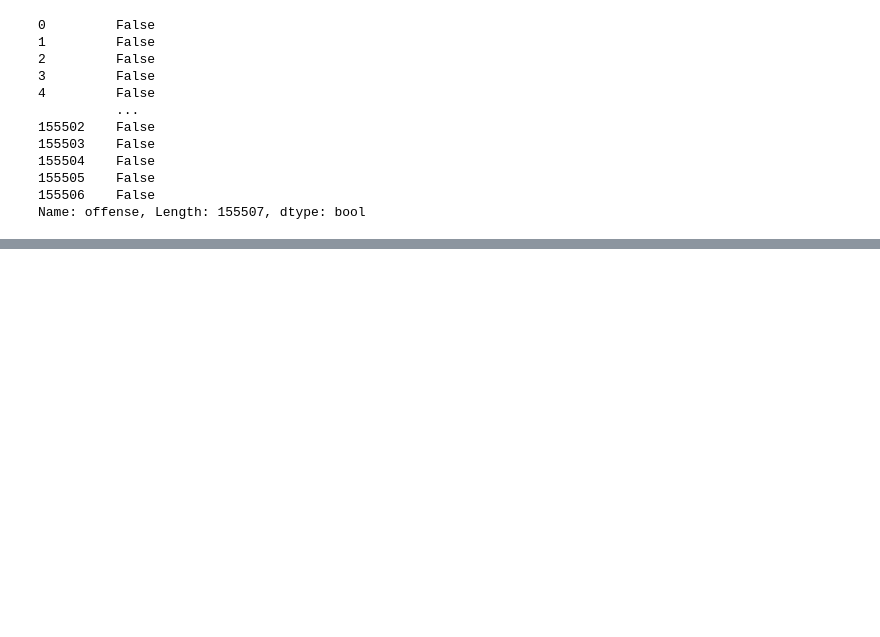
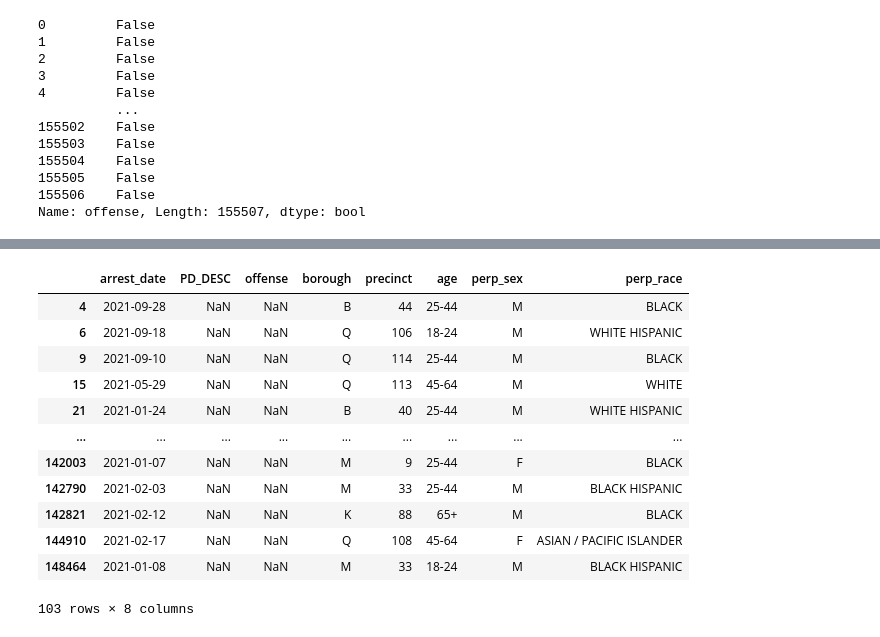
Before and after one commit to briannamonsanto/pitch2, a Jupyter notebook: pitch 2 workbook.ipynb, the cells around one changed output, grey strips where cells are left out. Cells and saved outputs as stored; diff of their text form; code cells hidden in the pictures; blank space fills up the shorter version.

```diff
--- a/pitch 2 workbook.ipynb
+++ b/pitch 2 workbook.ipynb
@@ -534,0 +590,16 @@ drugs_df.info
+# %%
+df_tidy[df_tidy["offense"].isna()]
+# %% [output]
+|  | arrest_date | PD_DESC | offense | borough | precinct | age | perp_sex | perp_race |
+| 4 | 2021-09-28 | NaN | NaN | B | 44 | 25-44 | M | BLACK |
+| 6 | 2021-09-18 | NaN | NaN | Q | 106 | 18-24 | M | WHITE HISPANIC |
+| 9 | 2021-09-10 | NaN | NaN | Q | 114 | 25-44 | M | BLACK |
+| 15 | 2021-05-29 | NaN | NaN | Q | 113 | 45-64 | M | WHITE |
+| 21 | 2021-01-24 | NaN | NaN | B | 40 | 25-44 | M | WHITE HISPANIC |
+| ... | ... | ... | ... | ... | ... | ... | ... | ... |
+| 142003 | 2021-01-07 | NaN | NaN | M | 9 | 25-44 | F | BLACK |
+| 142790 | 2021-02-03 | NaN | NaN | M | 33 | 25-44 | M | BLACK HISPANIC |
+| 142821 | 2021-02-12 | NaN | NaN | K | 88 | 65+ | M | BLACK |
+| 144910 | 2021-02-17 | NaN | NaN | Q | 108 | 45-64 | F | ASIAN / PACIFIC ISLANDER |
+| 148464 | 2021-01-08 | NaN | NaN | M | 33 | 18-24 | M | BLACK HISPANIC |
+103 rows × 8 columns
```
Also changed, not shown: parts of 23 cells of this notebook.
